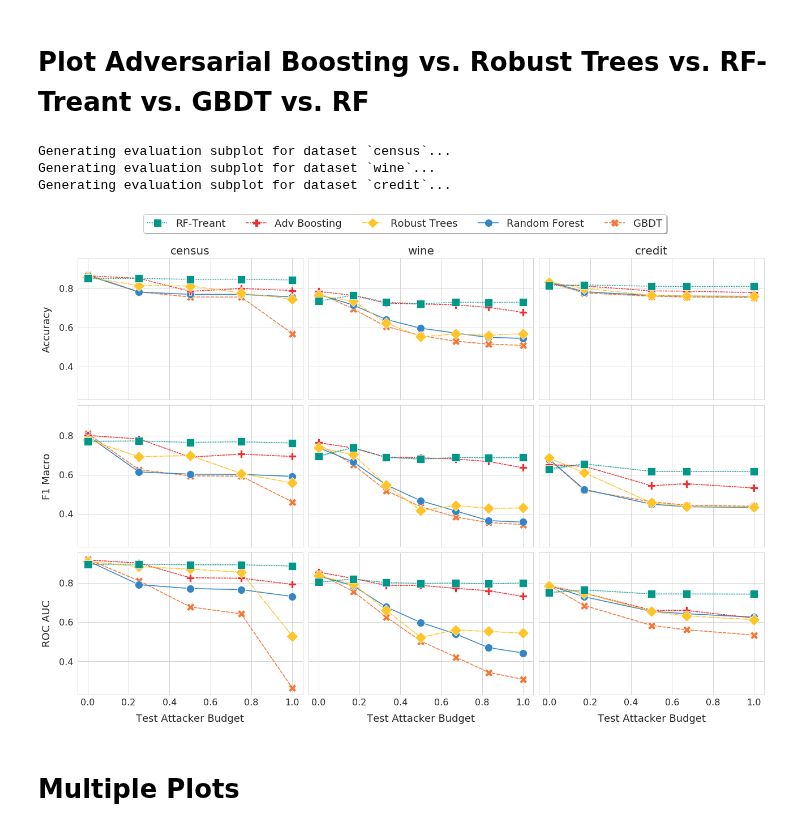
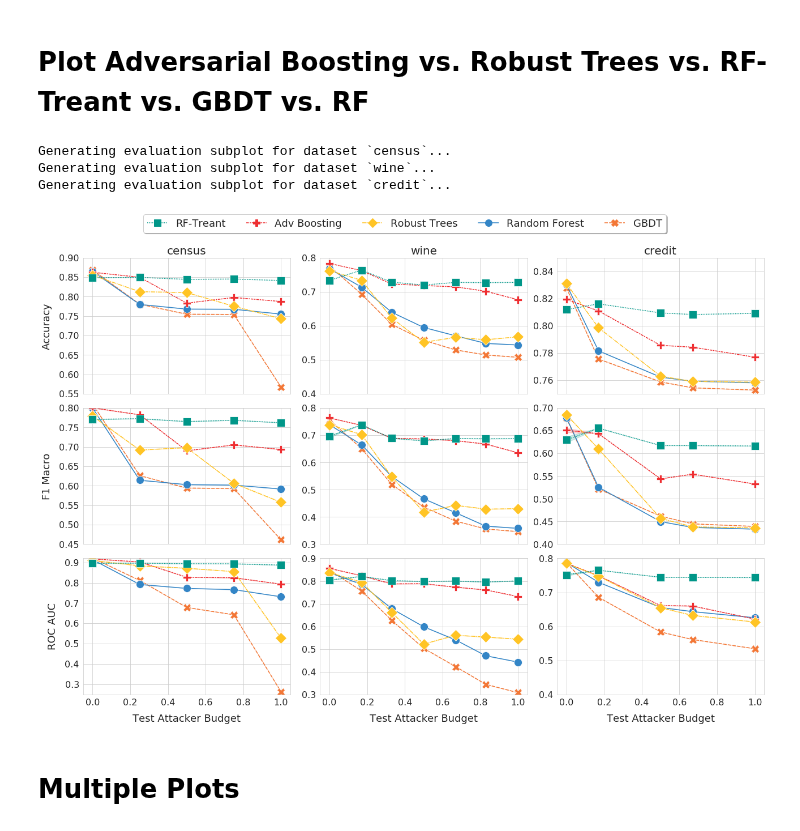
Before and after one commit to gtolomei/treant, a Jupyter notebook: src/Plotting-Cla.ipynb, the cells around one changed output. Drawn from its saved outputs; the diff is of its cells as text; code cells hidden in the pictures.

```diff
--- a/src/Plotting-Cla.ipynb
+++ b/src/Plotting-Cla.ipynb
@@ -57,7 +57,7 @@ eval_df[(eval_df["Model"] == "Adv Boosting") & (eval_df["Training Budget"] == ev
 # %% [markdown]
 # Plot Adversarial Boosting vs. Robust Trees vs. RF-Treant vs. GBDT vs. RF
 # %%
-def plot_atk(data, ax, metric):
+def plot_atk(data, ax, metric, y_lims, show_y = True):
 
     palette = ["#f37736", "#3385c6", "#ee2e31", "#ffc425", "#009688"]
 
@@ -76,8 +76,11 @@ def plot_atk(data, ax, metric):
     _ = ax.tick_params(axis = 'both', which = 'major', labelsize = 16)
     _ = ax.set_xlabel("Test Attacker Budget", fontsize=18, labelpad=12)
     _ = ax.set_ylabel(metric, fontsize=18, labelpad=12)
+    if show_y: _ = ax.set_ylabel(metric, fontsize=18, labelpad=12)
+    else: ax.set_ylabel('')
+    _ = ax.set_ylim(y_lims)
 # %%
-def plot_atk_dataset(df, metrics, models, axes):
+def plot_atk_dataset(df, metrics, models, axes,  y_lims, show_y = True):
 
     test_budgets = df["Test Budget"].unique()
 
@@ -94,23 +97,23 @@ def plot_atk_dataset(df, metrics, models, axes):
                                (df["Test Budget"] == 0)
                               ]) # & (df["Test Budget"] > 0) & (df["Test Budget"] == b)])
 
-        plot_atk(pd.concat(data, axis=0), axes[m_i], m)
+        plot_atk(pd.concat(data, axis=0), axes[m_i], m, y_lims[m_i], show_y)
 
     plt.tight_layout(pad=1)
 # %%
-def plot_all_atk_datasets(eval_models, eval_metrics, robust_models, dataset_names):
+def plot_all_atk_datasets(eval_models, eval_metrics, robust_models, dataset_names, y_lims):
 
     sns.set_style("whitegrid")
 
     fig, axes = plt.subplots(nrows=3,
                              ncols=3,
                              sharex=True,
-                             sharey=True,
+                             sharey=False,
                              figsize=(18, 12))
 
     for j, dataset in enumerate(eval_models):
         print("Generating evaluation subplot for dataset `{}`...".format(dataset))
-        plot_atk_dataset(eval_models[dataset], eval_metrics, robust_models, axes[:, j])
+        plot_atk_dataset(eval_models[dataset], eval_metrics, robust_models, axes[:, j], y_lims[j], j==0)
         _ = axes[0, j].set_title(dataset_names[dataset], fontsize=20, fontname="Courier New")
 
     flat_axes = axes.flatten()
@@ -133,13 +136,17 @@ def plot_all_atk_datasets(eval_models, eval_metrics, robust_models, dataset_name
                ncol=5,
                markerscale=2.
               )
-# %%
-plot_all_atk_datasets(EVAL_MODELS, EVAL_METRICS, ALL_MODELS, DATASET_CLEAN_NAMES)
-# %% [output]
-Generating evaluation subplot for dataset `census`...
-Generating evaluation subplot for dataset `wine`...
-Generating evaluation subplot for dataset `credit`...
-[figure, removed]
+# %%
+y_lims = [ [(0.55,.9),(0.45,.85),(.25,.92) ] ,
+           [(.4,.8),(.3,.8),(.3,.9) ] ,
+           [(.75,.85),(.4,.7),(.4,.8) ] ]
+
+plot_all_atk_datasets(EVAL_MODELS, EVAL_METRICS, ALL_MODELS, DATASET_CLEAN_NAMES, y_lims)
+# %% [output]
+Generating evaluation subplot for dataset `census`...
+Generating evaluation subplot for dataset `wine`...
+Generating evaluation subplot for dataset `credit`...
+[figure, added]
 # %% [markdown]
 # Multiple Plots
 # %% [markdown]
```
